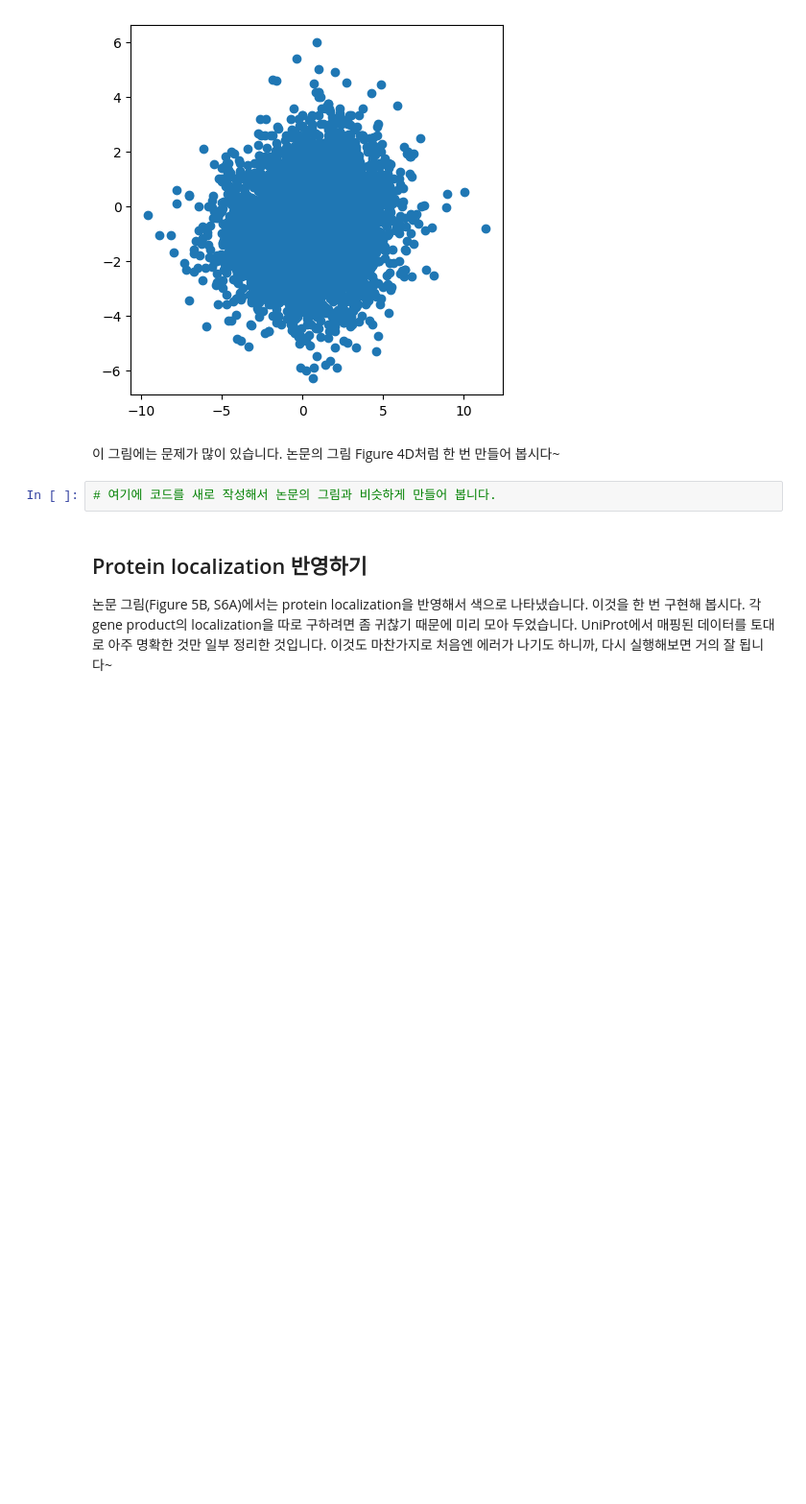
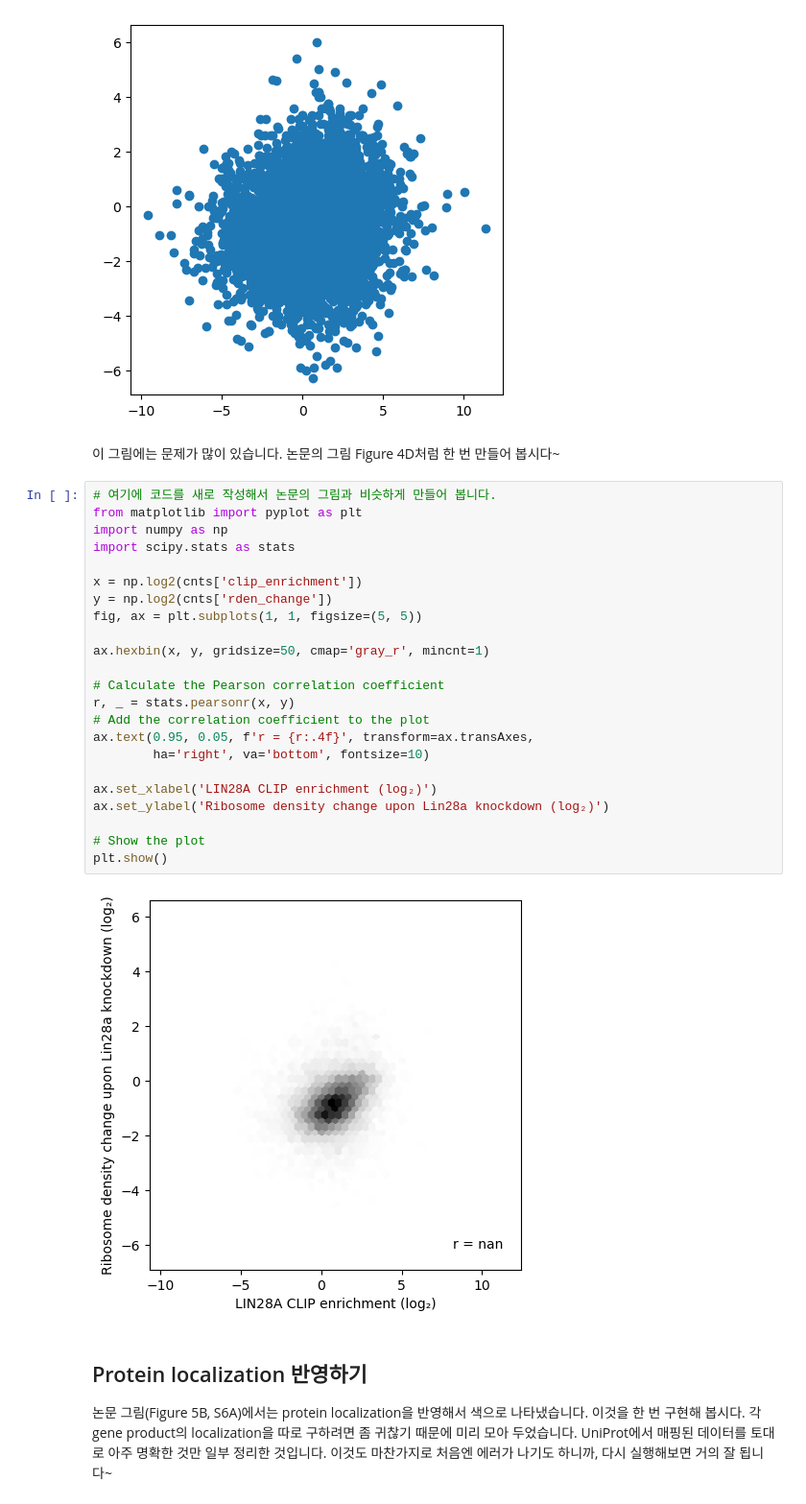
Before and after one commit to yerimeeei/binfo1_A, a Jupyter notebook: CoLab_TermProj_2025_1.ipynb, the cells around one changed output. Shown: that part at 96% size. Cells and saved outputs as stored; diff of their text form; blank space fills up the shorter version.

```diff
--- a/CoLab_TermProj_2025_1.ipynb
+++ b/CoLab_TermProj_2025_1.ipynb
@@ -276,8 +279,31 @@ ax.scatter(np.log2(cnts['clip_enrichment']),
 [figure]
 # %% [markdown]
 이 그림에는 문제가 많이 있습니다. 논문의 그림 Figure 4D처럼 한 번 만들어 봅시다~
-# %%
-# 여기에 코드를 새로 작성해서 논문의 그림과 비슷하게 만들어 봅니다.
+# %%
+# 여기에 코드를 새로 작성해서 논문의 그림과 비슷하게 만들어 봅니다.
+from matplotlib import pyplot as plt
+import numpy as np
+import scipy.stats as stats
+
+x = np.log2(cnts['clip_enrichment'])
+y = np.log2(cnts['rden_change'])
+fig, ax = plt.subplots(1, 1, figsize=(5, 5))
+
+ax.hexbin(x, y, gridsize=50, cmap='gray_r', mincnt=1)
+
+# Calculate the Pearson correlation coefficient
+r, _ = stats.pearsonr(x, y)
+# Add the correlation coefficient to the plot
+ax.text(0.95, 0.05, f'r = {r:.4f}', transform=ax.transAxes,
+        ha='right', va='bottom', fontsize=10)
+
+ax.set_xlabel('LIN28A CLIP enrichment (log₂)')
+ax.set_ylabel('Ribosome density change upon Lin28a knockdown (log₂)')
+
+# Show the plot
+plt.show()
+# %% [output]
+[figure, added]
 # %% [markdown]
 ## Protein localization 반영하기
 
```
Also changed, not shown: parts of 18 cells of this notebook.
